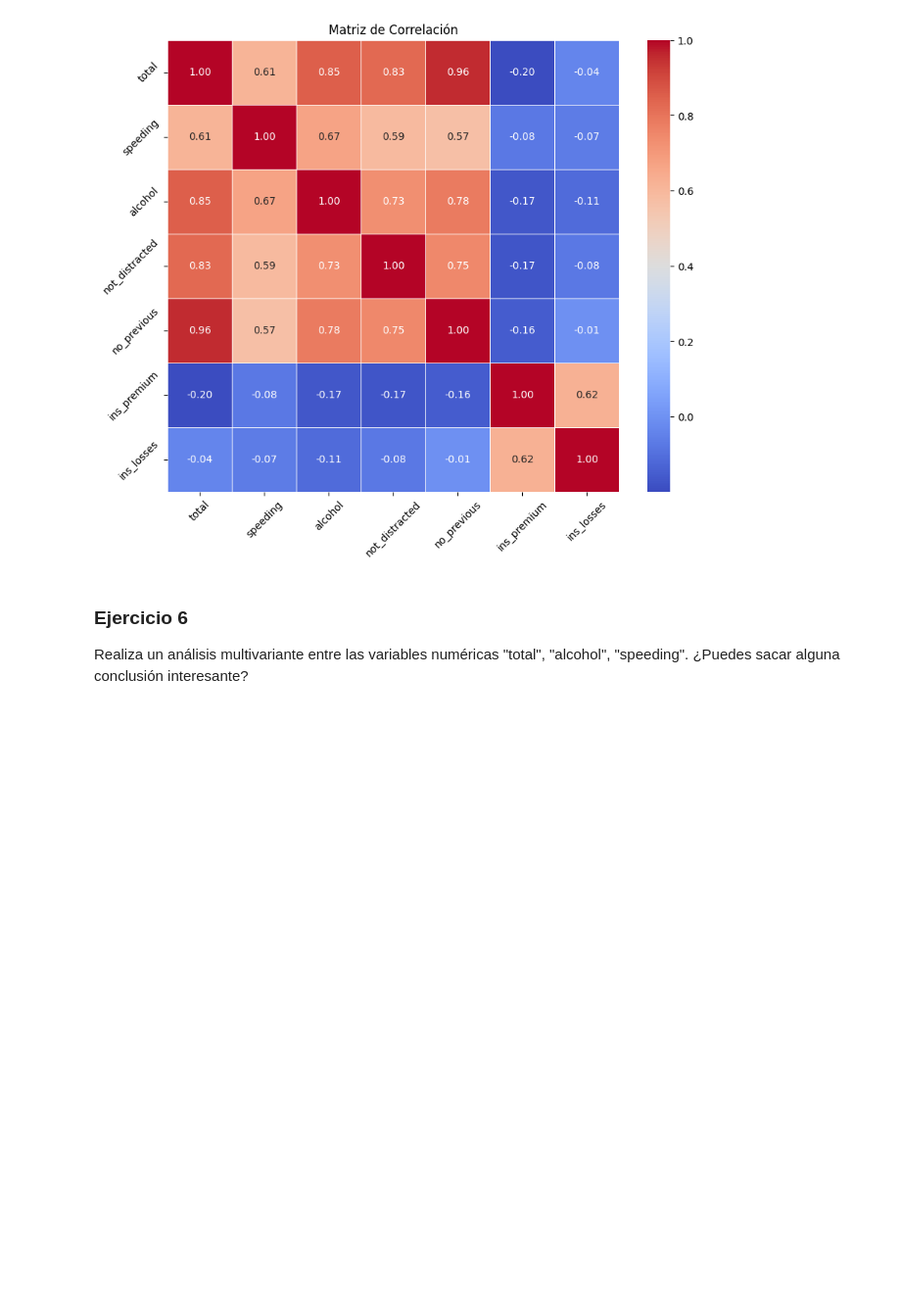
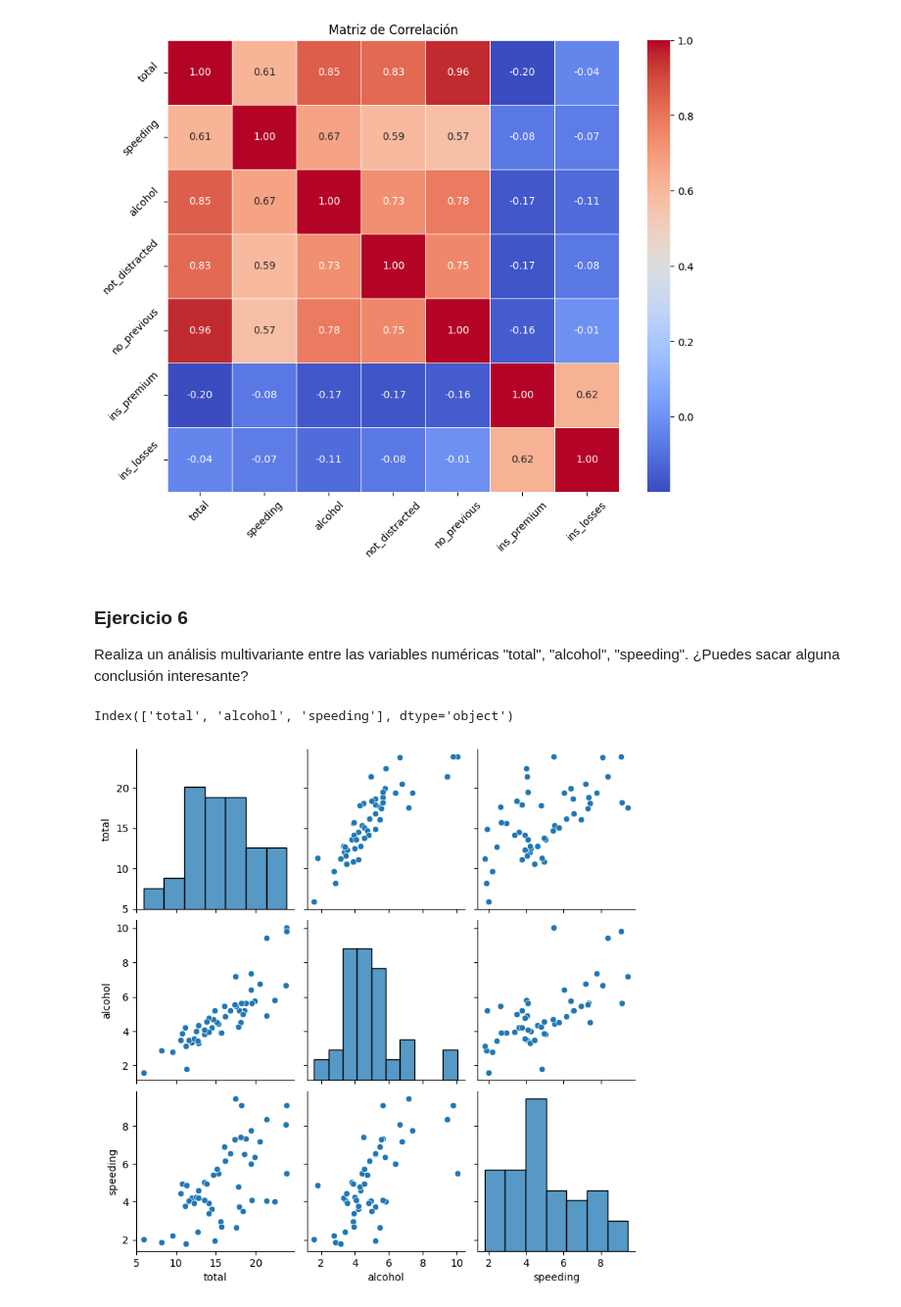
Before and after one commit to ANG112/ONLINE_DS_THEBRIDGE_ALFONSO_NIETO, a Jupyter notebook: 03_Analisis_de_Datos/Sprint_07/Unidad_02/Ejercicios_Workout/12_Ejercicios_Analisis_Multivariante_III.ipynb, the cells around one changed output. Shown at 98% size. Drawn from its saved outputs; the diff is of its cells as text; code cells hidden in the pictures; blank space fills up the shorter version.

```diff
--- a/03_Analisis_de_Datos/Sprint_07/Unidad_02/Ejercicios_Workout/12_Ejercicios_Analisis_Multivariante_III.ipynb
+++ b/03_Analisis_de_Datos/Sprint_07/Unidad_02/Ejercicios_Workout/12_Ejercicios_Analisis_Multivariante_III.ipynb
@@ -261,3 +261,13 @@ plt.show()
 ### Ejercicio 6
 
 Realiza un análisis multivariante entre las variables numéricas "total", "alcohol", "speeding". ¿Puedes sacar alguna conclusión interesante?
+# %%
+df_solo_numeros = df_car[["total","alcohol","speeding"]]
+df_solo_numeros.columns
+# %% [output]
+Index(['total', 'alcohol', 'speeding'], dtype='object')
+# %%
+sns.pairplot(df_solo_numeros)
+plt.show()
+# %% [output]
+[figure, added]
```
Also changed, not shown: 1 other file.
